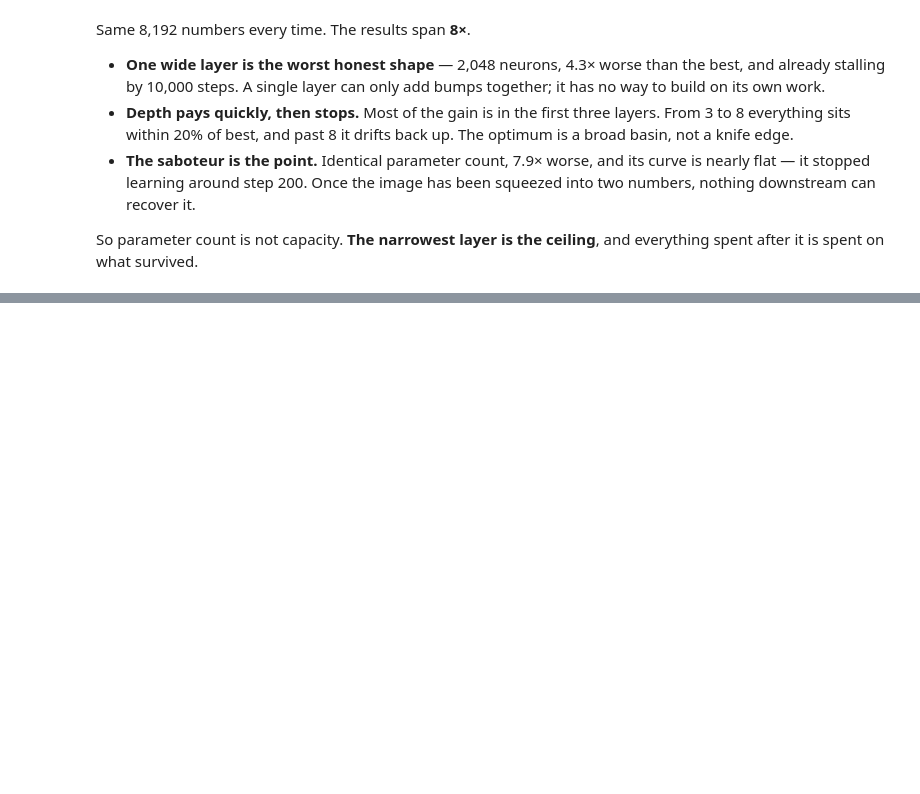
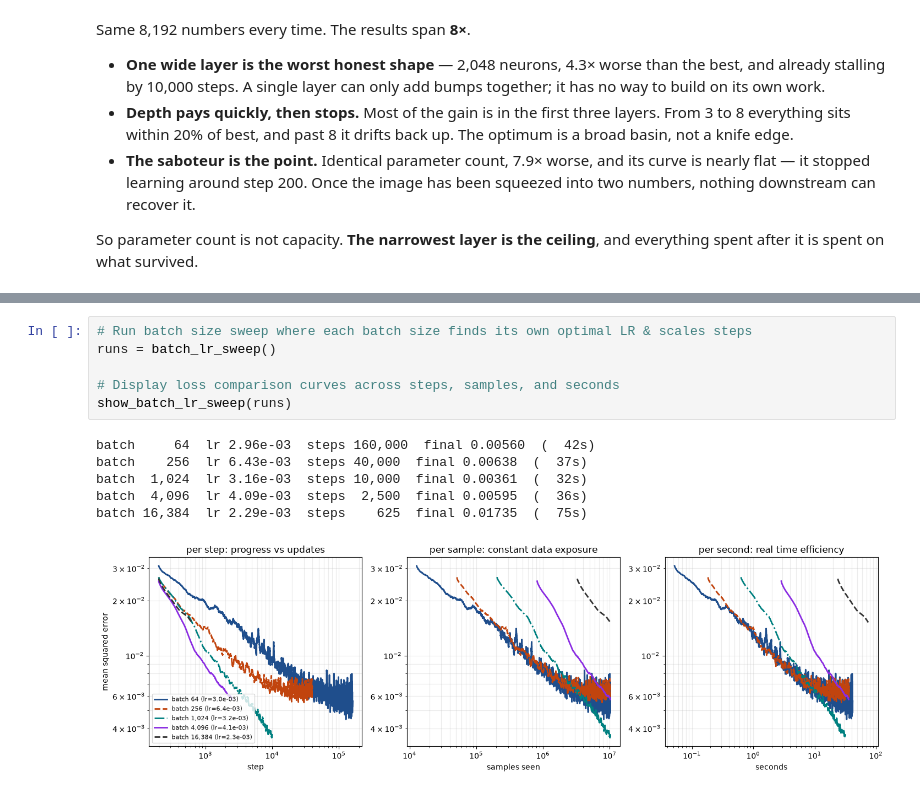
Before and after one commit to John-Anthony-Heaney/graft, a Jupyter notebook: Book.ipynb, the cells around one changed output, grey strips where cells are left out. Cells and saved outputs as stored; diff of their text form; blank space fills up the shorter version.

```diff
--- a/Book.ipynb
+++ b/Book.ipynb
@@ -71,0 +100,13 @@ everything spent after it is spent on what survived.
+# %%
+# Run batch size sweep where each batch size finds its own optimal LR & scales steps
+runs = batch_lr_sweep()
+
+# Display loss comparison curves across steps, samples, and seconds
+show_batch_lr_sweep(runs)
+# %% [output]
+batch     64  lr 2.96e-03  steps 160,000  final 0.00560  (  42s)
+batch    256  lr 6.43e-03  steps 40,000  final 0.00638  (  37s)
+batch  1,024  lr 3.16e-03  steps 10,000  final 0.00361  (  32s)
+batch  4,096  lr 4.09e-03  steps  2,500  final 0.00595  (  36s)
+batch 16,384  lr 2.29e-03  steps    625  final 0.01735  (  75s)
+[figure, added]
```
Also changed, not shown: parts of 4 cells of this notebook.
